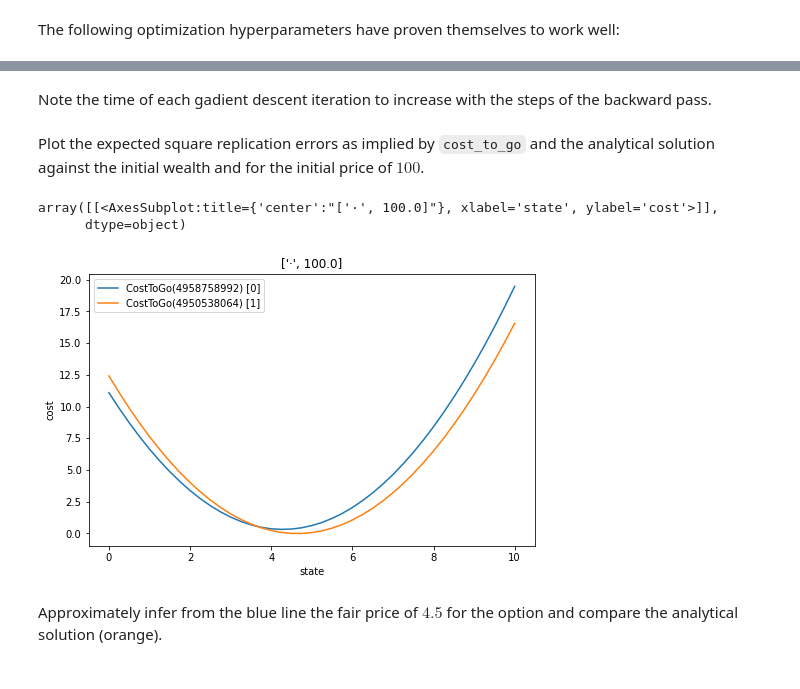
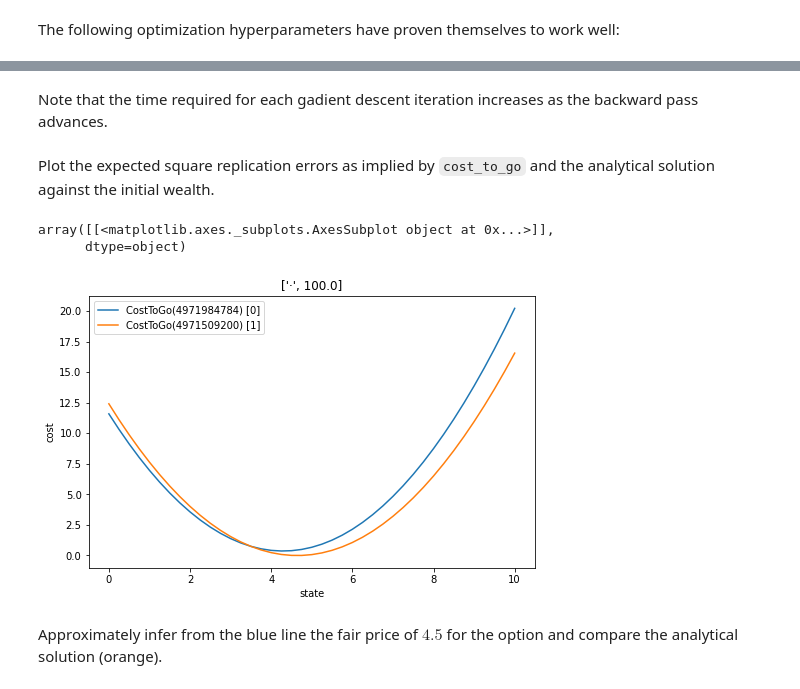
Before and after one commit to rbosh/ml-adp, a Jupyter notebook: doc/examples/option_hedging.ipynb, the cells around one changed output, grey strips where cells are left out. Cells and saved outputs as stored; diff of their text form; code cells hidden in the pictures.

```diff
--- a/doc/examples/option_hedging.ipynb
+++ b/doc/examples/option_hedging.ipynb
@@ -96,5 +109,6 @@ def v0(wp, excess_returns=None):  # WIP: This is roughly estimated by hand
     wealth = wp[:, [0]]
     return .577 * (wealth ** 2) - 5.355 * wealth + 12.413248637
 
-analytic_cost = ml_adp.cost.CostToGo.from_steps(0)
+analytic_cost = CostToGo.from_steps(0)
 analytic_cost.cost_functions[0] = v0
+analytic_cost
@@ -115,10 +139,16 @@ Moreover, he will be informed (by e.g. [arXiv:1812.05916v3](https://arxiv.org/ab
 # %%
 class PFStrat(torch.nn.Module):
     def __init__(self, hidden_layer_sizes):
-        super(PFStrat, self).__init__()
-        # Have an FFN parametrize a linear insertion (of the wealth into the control space) with (d x 1)-representation matrix
-        config = (number_risky_assets, *hidden_layer_sizes, (number_risky_assets, 1))
-        self.linear_map = ml_adp.mapping.linear.LinearMap.from_ffnconfig(config, ffn_config={'hidden_activation': torch.nn.ELU()})
+        super().__init__()
+        """
+        Have an FFN parametrize a linear insertion (of the wealth
+        into the control space) with (d x 1)-representation matrix
+        """
+        ffn_config = {
+            'dims': (number_risky_assets, *hidden_layer_sizes, (number_risky_assets, 1)),
+            'hidden_activation': torch.nn.ELU()
+        }
+        self.linear_map = LinearMap.from_ffnconfig(**ffn_config)
 
     def forward(self, state, rand_eff=None):  # Deterministic costs mean no dependence on random effects
         # Inputs to the linear map is the wealth, parameter is the price
@@ -151,22 +182,24 @@ CostToGo(
 # %% [markdown]
 For the training distributions, the domain expert defaults to a normal distribution that for the wealths has 95% of its mass contained in the interval $[0, 10]$ (which is expected to contain the price of the option for every trading period) and chooses, for the prices, again a normal distribution centered at the initial price $100$ and with the standard deviation increasing based on the number of trading periods into the market (reflecting his expectation of the distribution of the prices to get flatter with time).
 # %%
-from torch.distributions import multivariate_normal
+from torch.distributions.multivariate_normal import MultivariateNormal
 
 class StateSampler:
-    def __init__(self, step):
-        loc = torch.tensor([5., initial_value]).to(device)
-        covariance_matrix = torch.diag(torch.tensor([10.**2, (5.*max(step, 1))**2])).to(device)
-        self.sampler = multivariate_normal.MultivariateNormal(loc, covariance_matrix=covariance_matrix)
+    def __init__(self, step: int):
+        location = torch.tensor([5., initial_value]).to(device)
+        covariance = torch.diag(torch.tensor([10.**2, (5.*max(step, 1))**2])).to(device)
+        self.sampler = MultivariateNormal(location, covariance_matrix=covariance)
 
-    def __call__(self, sims_size):
+    def __call__(self, sims_size: int):
         return self.sampler.sample((sims_size,))
 # %% [markdown]
 Create a dictionary containing all the relevant components:
 # %%
-model = {'cost_to_go': square_replication_error,
-         'state_samplers': [StateSampler(step) for step in range(len(square_replication_error))],
-         'random_effects_samplers': len(square_replication_error) * [multinomial_returns_sampler]}
+model = {
+    'cost_to_go': square_replication_error,
+    'state_samplers': [StateSampler(step) for step in range(len(square_replication_error))],
+    'random_effects_samplers': len(square_replication_error) * [returns_sampler]
+}
 # %% [markdown]
 ## NNContPi
 # %% [markdown]
@@ -235,15 +275,21 @@ CostToGo(
 )
 # %% [markdown]
-Note the time of each gadient descent iteration to increase with the steps of the backward pass.
+Note that the time required for each gadient descent iteration increases as the backward pass advances.
 # %% [markdown]
-Plot the expected square replication errors as implied by `cost_to_go` and the analytical solution against the initial wealth and for the initial price of $100$.
+Plot the expected square replication errors as implied by `cost_to_go` and the analytical solution against the initial wealth.
 # %%
 rand_effs = random_effects_samplers[-1](5000, len(cost_to_go))
-cost_to_go.plot_state_component_range(torch.arange(0, 10.25, 0.25).to(device), torch.arange(100., 101., 1.).to(device), random_effects=rand_effs, versus=analytic_cost, plot_size=(8,5))
+cost_to_go.plot_state_component_range(
+    torch.arange(0, 10.25, 0.25).to(device),
+    torch.arange(100., 101., 1.).to(device),
+    random_effects=rand_effs,
+    versus=analytic_cost,
+    plot_size=(8,5)
+)
 # %% [output]
-array([[<AxesSubplot:title={'center':"['·', 100.0]"}, xlabel='state', ylabel='cost'>]],
+array([[<matplotlib.axes._subplots.AxesSubplot object at 0x...>]],
       dtype=object)
-[figure, old version]
+[figure, new version]
 # %% [markdown]
 Approximately infer from the blue line the fair price of $4.5$ for the option and compare the analytical solution (orange).
 # %% [markdown]
```
Also changed, not shown: parts of 31 cells of this notebook.
